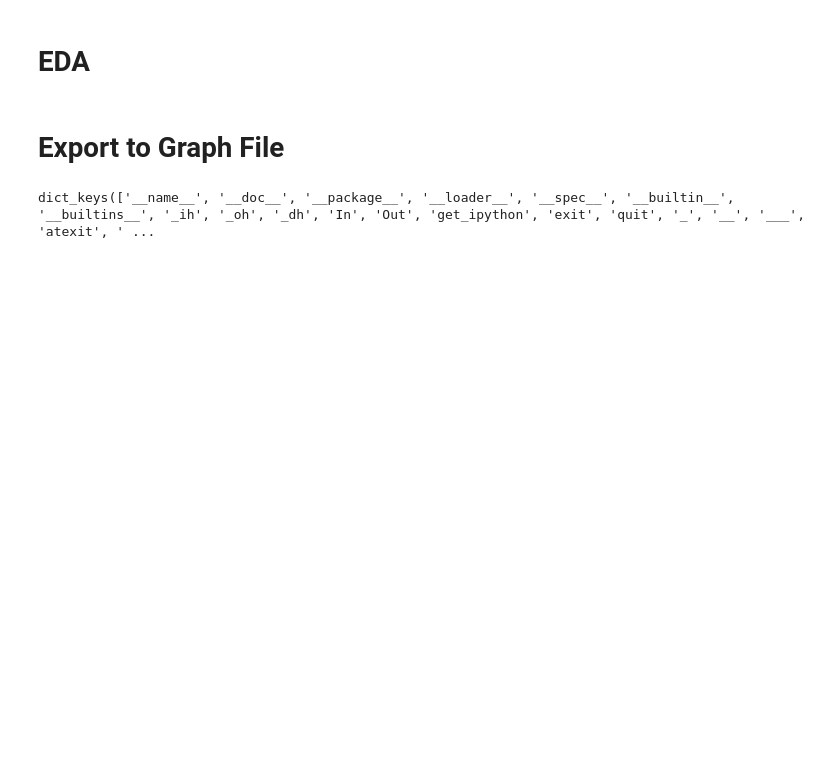
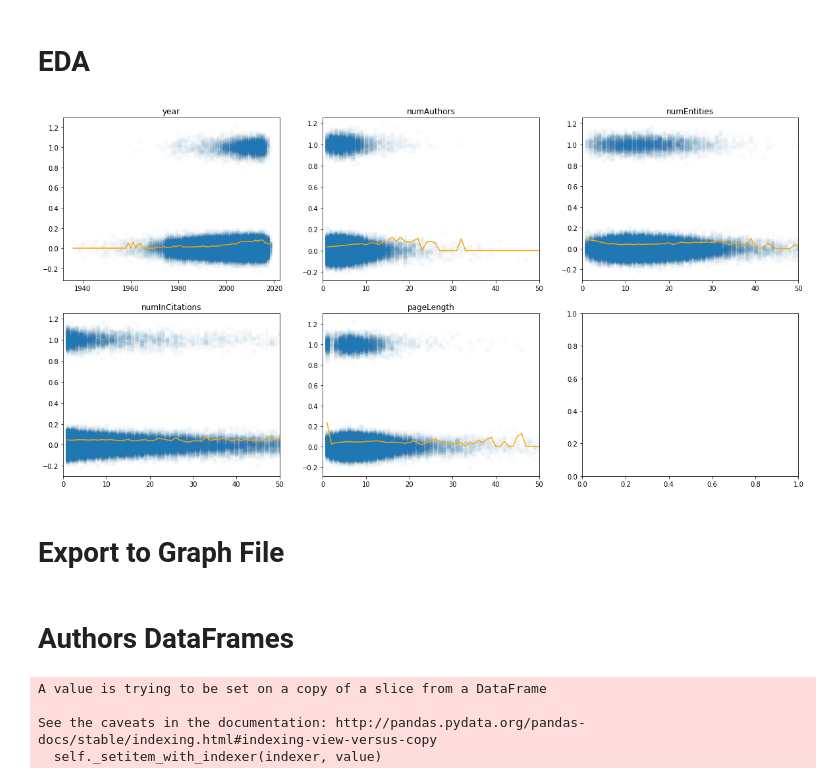
Before and after one commit to AlexDKlein/graphing-scientific-studies, a Jupyter notebook: modeling.ipynb, the cells around one changed output. Cells and saved outputs as stored; diff of their text form; code cells hidden in the pictures; blank space fills up the shorter version.

```diff
--- a/modeling.ipynb
+++ b/modeling.ipynb
@@ -59,3 +59,8 @@ def plot_proportions(X, y, lbl):
         y_hat = y[X[lbl] == val]
         yy.append(y_hat.sum()/len(y_hat))
     return xx,yy
+
+def plot_feature(ax, X, y, col):
+    ax.scatter(X[col], y + np.random.normal(loc=0, scale=0.05, size=len(y)), alpha=0.02)
+    ax.plot(*plot_proportions(X,y, col), c='orange')
+    ax.set_title(label=col)
@@ -92,3 +67,12 @@ plt.xlim(0,50)
+# %%
+fig, axs = plt.subplots(2, 3, figsize=(20,10))
+for i, (ax, col) in enumerate(zip(axs.flatten(), ('year', 'numAuthors', 'numEntities',
+                                   'numInCitations', 'pageLength'))):
+    plot_feature(ax, X, y, col)
+    if i != 0:
+        ax.set_xlim(left=0, right=50)
+# %% [output]
+[figure, added]
 # %%
 has_p_value = df_full['paperAbstract'].apply(lambda x: any(p in x.lower() for p in ('pvalue','p-value', 'p value')))
 # %%
@@ -149,6 +134,4 @@ to_gexf(g, 'data/graph.gexf', dynamic=True)
 with smart_open('data/zipped/s2-corpus-00.gz', 'r') as f:
     gz = pd.read_json(f, lines=-1)
-# %%
-globals().keys()
-# %% [output]
-dict_keys(['__name__', '__doc__', '__package__', '__loader__', '__spec__', '__builtin__', '__builtins__', '_ih', '_oh', '_dh', 'In', 'Out', 'get_ipython', 'exit', 'quit', '_', '__', '___', 'atexit', ' ...
+# %% [markdown]
+# Authors DataFrames
@@ -154,0 +155,49 @@ dict_keys(['__name__', '__doc__', '__package__', '__loader__', '__spec__', '__bu
+# %%
+def create_authors_dataframe(X):
+    '''Expand "authors" columns of a dataframe and return dataframe containing author stats.
+
+    Parameters
+    ----------
+    X: DataFrame containing "author" column.
+
+    Returns
+    ----------
+    authors: pd.DataFrame
+
+    '''
+    authors = expand_feature(X['authors'])
+    authors['ids'] = authors['ids'].apply(lambda x: x[0] if x else -1).astype(int)
+    authors['hasRetraction'] = expand_feature(df.loc[:, ['numAuthors','retracted']].T.apply(lambda x: [x.iloc[1]]*x.iloc[0]))
+    authors['paper'] = expand_feature(df.loc[:, ['numAuthors','id']].T.apply(lambda x: [x.iloc[1]]*x.iloc[0]))
+    authors['paper'] = authors['paper'].apply(lambda x: [x])
+    authors['missing_id'] = authors['ids'] == -1
+    authors['coAuthors'] = expand_feature(
+        df.loc[:, ['numAuthors','authors']].T.apply(
+            lambda x: [[[y['ids'] for y in x.iloc[1]]]]*x.iloc[0]))
+    authors['ids'].loc[authors['missing_id']] = np.cumsum(authors[authors['missing_id']]['ids'])
+    authors['numRetractions'] = (authors.groupby('ids')['hasRetraction'].sum()[authors['ids']]).values
+    papers, coauthors = authors.copy(), authors.copy()
+    papers = papers.groupby('ids')['paper'].sum()
+    coauthors = coauthors.groupby('ids')['coAuthors'].sum()
+    authors = authors.groupby('ids').first().reset_index()
+    authors['papers'] = papers.values
+    authors['numPapers'] = authors['papers'].apply(len)
+    authors['coAuthors'] = coauthors.values
+    authors['numCoAuthors'] = coauthors.apply(lambda x: sum(1 for itm in x if itm)).values
+
+    return authors
+
+authors = create_authors_dataframe(X)
+
+# '''
+# DataFrame:
+# name = 'authors'
+# colums = [ids, name, missing_id, numPublished, numRetractions,
+#         avgNumAuthors, uniqueCoAuthors, first_paper, last_paper,
+#         papers, coAuthors]
+# '''
+# %% [output]
+A value is trying to be set on a copy of a slice from a DataFrame
+
+See the caveats in the documentation: http://pandas.pydata.org/pandas-docs/stable/indexing.html#indexing-view-versus-copy
+  self._setitem_with_indexer(indexer, value)
```
Also changed, not shown: parts of 44 cells of this notebook.
